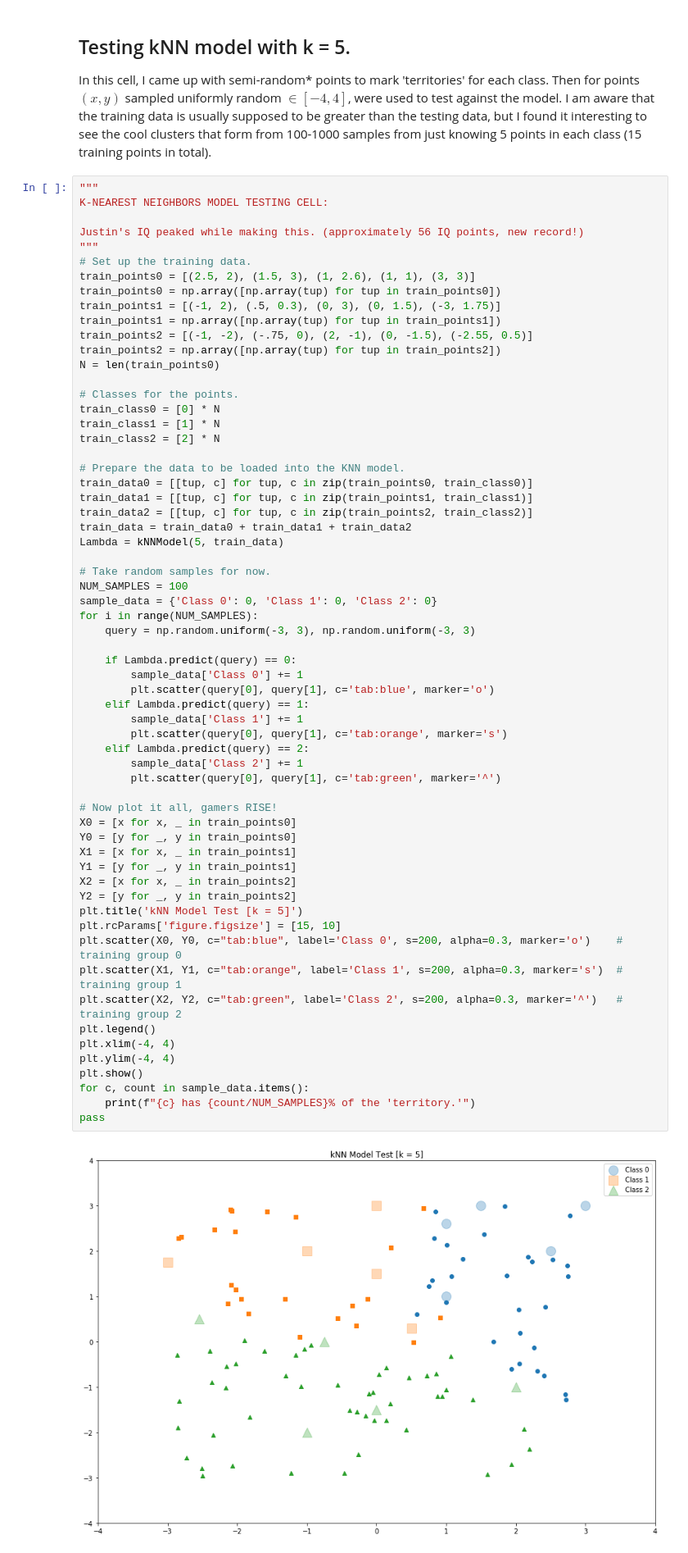
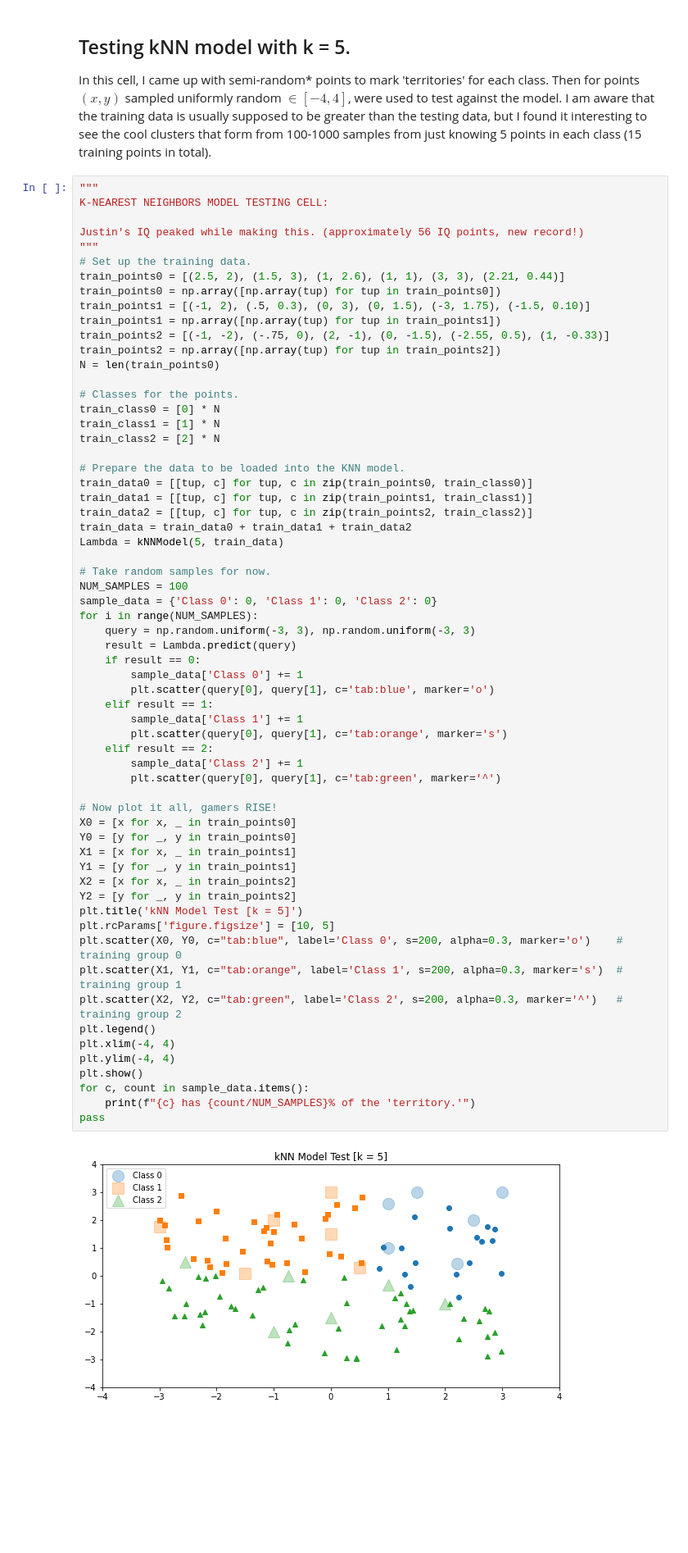
Before and after one commit to jventura1738/COSC311, a Jupyter notebook: LABS/LAB6/LAB6_stable.ipynb, the cells around one changed output. Shown at 82% size. Drawn from its saved outputs; the diff is of its cells as text; blank space fills up the shorter version.

```diff
--- a/LABS/LAB6/LAB6_stable.ipynb
+++ b/LABS/LAB6/LAB6_stable.ipynb
@@ -122,11 +122,11 @@ K-NEAREST NEIGHBORS MODEL TESTING CELL:
 Justin's IQ peaked while making this. (approximately 56 IQ points, new record!)
 """
 # Set up the training data.
-train_points0 = [(2.5, 2), (1.5, 3), (1, 2.6), (1, 1), (3, 3)]
+train_points0 = [(2.5, 2), (1.5, 3), (1, 2.6), (1, 1), (3, 3), (2.21, 0.44)]
 train_points0 = np.array([np.array(tup) for tup in train_points0])
-train_points1 = [(-1, 2), (.5, 0.3), (0, 3), (0, 1.5), (-3, 1.75)]
+train_points1 = [(-1, 2), (.5, 0.3), (0, 3), (0, 1.5), (-3, 1.75), (-1.5, 0.10)]
 train_points1 = np.array([np.array(tup) for tup in train_points1])
-train_points2 = [(-1, -2), (-.75, 0), (2, -1), (0, -1.5), (-2.55, 0.5)]
+train_points2 = [(-1, -2), (-.75, 0), (2, -1), (0, -1.5), (-2.55, 0.5), (1, -0.33)]
 train_points2 = np.array([np.array(tup) for tup in train_points2])
 N = len(train_points0)
 
@@ -146,36 +146,36 @@ Lambda = kNNModel(5, train_data)
 NUM_SAMPLES = 100
 sample_data = {'Class 0': 0, 'Class 1': 0, 'Class 2': 0}
 for i in range(NUM_SAMPLES):
     query = np.random.uniform(-3, 3), np.random.uniform(-3, 3)
-
-    if Lambda.predict(query) == 0:
+    result = Lambda.predict(query)
+    if result == 0:
         sample_data['Class 0'] += 1
         plt.scatter(query[0], query[1], c='tab:blue', marker='o')
-    elif Lambda.predict(query) == 1:
+    elif result == 1:
         sample_data['Class 1'] += 1
         plt.scatter(query[0], query[1], c='tab:orange', marker='s')
-    elif Lambda.predict(query) == 2:
+    elif result == 2:
         sample_data['Class 2'] += 1
         plt.scatter(query[0], query[1], c='tab:green', marker='^')
 
 # Now plot it all, gamers RISE!
 X0 = [x for x, _ in train_points0]
 Y0 = [y for _, y in train_points0]
 X1 = [x for x, _ in train_points1]
 Y1 = [y for _, y in train_points1]
 X2 = [x for x, _ in train_points2]
 Y2 = [y for _, y in train_points2]
 plt.title('kNN Model Test [k = 5]')
-plt.rcParams['figure.figsize'] = [15, 10]
+plt.rcParams['figure.figsize'] = [10, 5]
 plt.scatter(X0, Y0, c="tab:blue", label='Class 0', s=200, alpha=0.3, marker='o')    # training group 0
 plt.scatter(X1, Y1, c="tab:orange", label='Class 1', s=200, alpha=0.3, marker='s')  # training group 1
 plt.scatter(X2, Y2, c="tab:green", label='Class 2', s=200, alpha=0.3, marker='^')   # training group 2
 plt.legend()
 plt.xlim(-4, 4)
 plt.ylim(-4, 4)
 plt.show()
 for c, count in sample_data.items():
     print(f"{c} has {count/NUM_SAMPLES}% of the 'territory.'")
 pass
 # %% [output]
-[figure, old version]
+[figure, new version]
```
Also changed, not shown: parts of 6 cells of this notebook.
